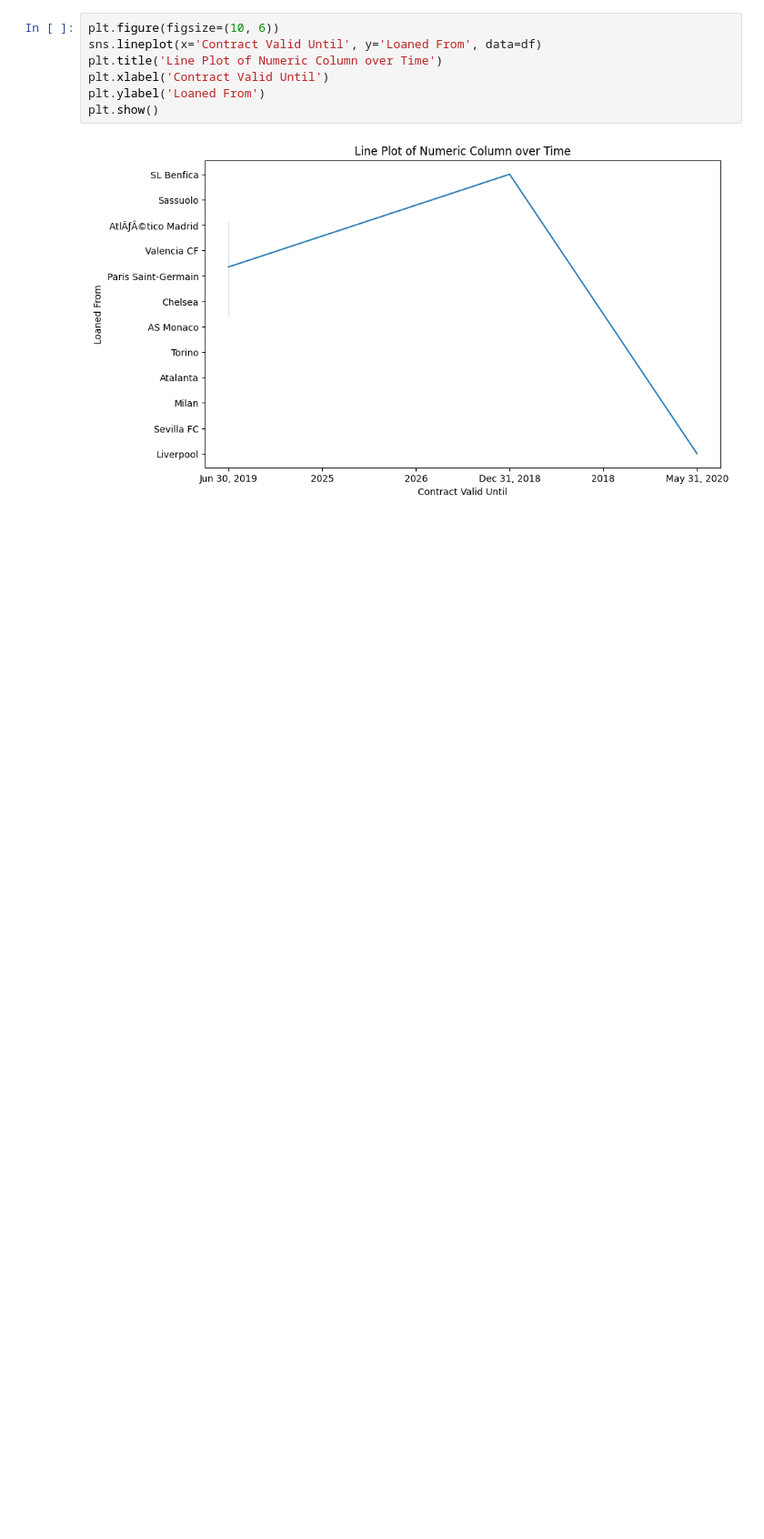
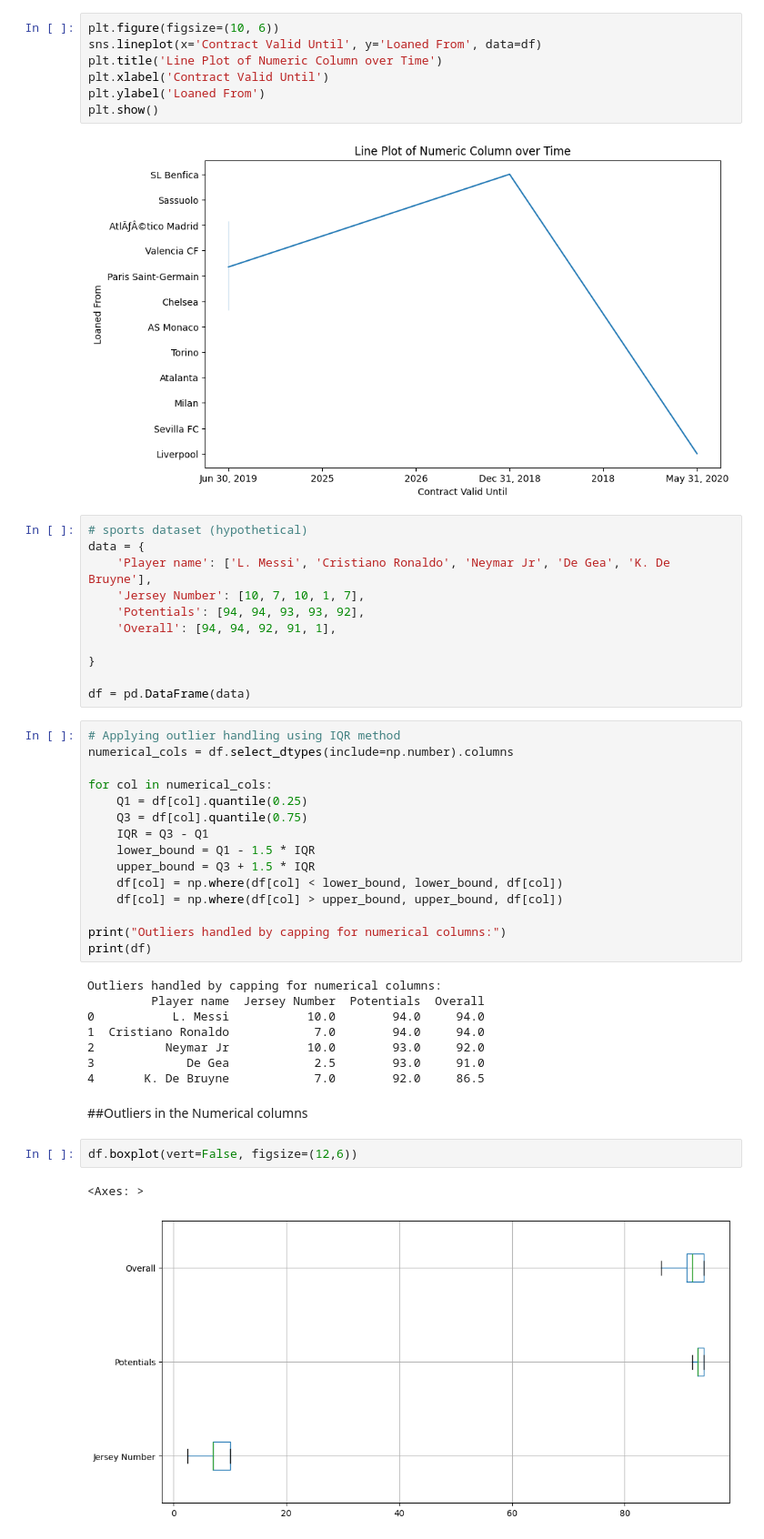
Before and after one commit to Manitheboss/Sports-Data-Analysis, a Jupyter notebook: Main_Project_Sports_Data_Analysis.ipynb, the cells around one changed output. Shown at 91% size. Drawn from its saved outputs; the diff is of its cells as text; blank space fills up the shorter version.

```diff
--- a/Main_Project_Sports_Data_Analysis.ipynb
+++ b/Main_Project_Sports_Data_Analysis.ipynb
@@ -176,3 +217,44 @@ plt.ylabel('Loaned From')
 plt.show()
 # %% [output]
 [figure]
+# %%
+# sports dataset (hypothetical)
+data = {
+    'Player name': ['L. Messi', 'Cristiano Ronaldo', 'Neymar Jr', 'De Gea', 'K. De Bruyne'],
+    'Jersey Number': [10, 7, 10, 1, 7],
+    'Potentials': [94, 94, 93, 93, 92],
+    'Overall': [94, 94, 92, 91, 1],
+
+}
+
+df = pd.DataFrame(data)
+# %%
+# Applying outlier handling using IQR method
+numerical_cols = df.select_dtypes(include=np.number).columns
+
+for col in numerical_cols:
+    Q1 = df[col].quantile(0.25)
+    Q3 = df[col].quantile(0.75)
+    IQR = Q3 - Q1
+    lower_bound = Q1 - 1.5 * IQR
+    upper_bound = Q3 + 1.5 * IQR
+    df[col] = np.where(df[col] < lower_bound, lower_bound, df[col])
+    df[col] = np.where(df[col] > upper_bound, upper_bound, df[col])
+
+print("Outliers handled by capping for numerical columns:")
+print(df)
+# %% [output]
+Outliers handled by capping for numerical columns:
+         Player name  Jersey Number  Potentials  Overall
+0           L. Messi           10.0        94.0     94.0
+1  Cristiano Ronaldo            7.0        94.0     94.0
+2          Neymar Jr           10.0        93.0     92.0
+3             De Gea            2.5        93.0     91.0
+4       K. De Bruyne            7.0        92.0     86.5
+# %% [markdown]
+##Outliers in the Numerical columns
+# %%
+df.boxplot(vert=False, figsize=(12,6))
+# %% [output]
+<Axes: >
+[figure, added]
```
Also changed, not shown: parts of 8 cells of this notebook.
